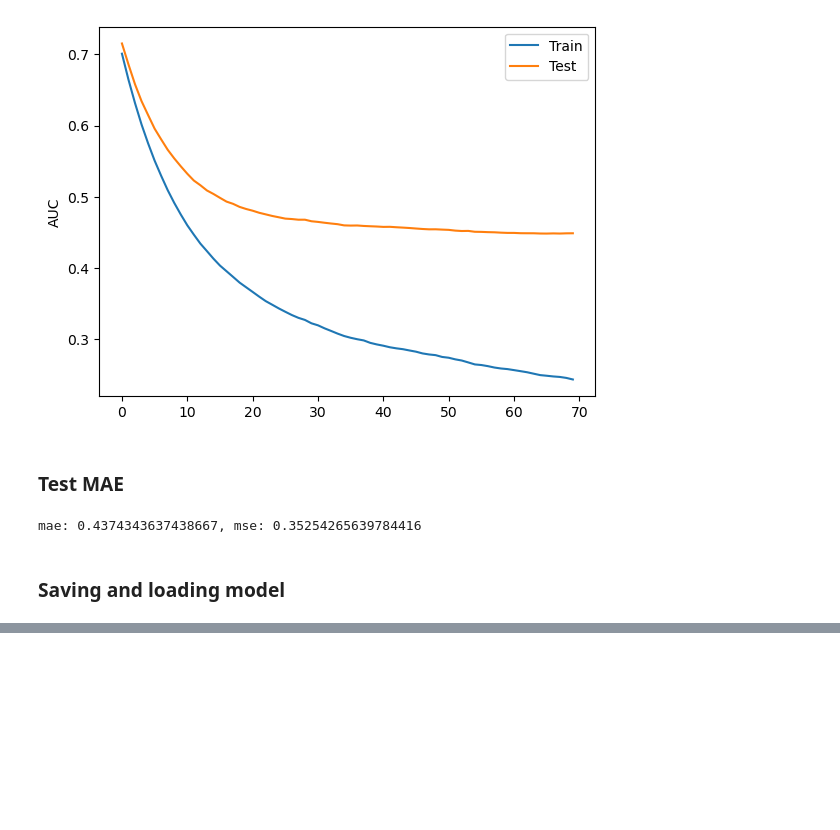
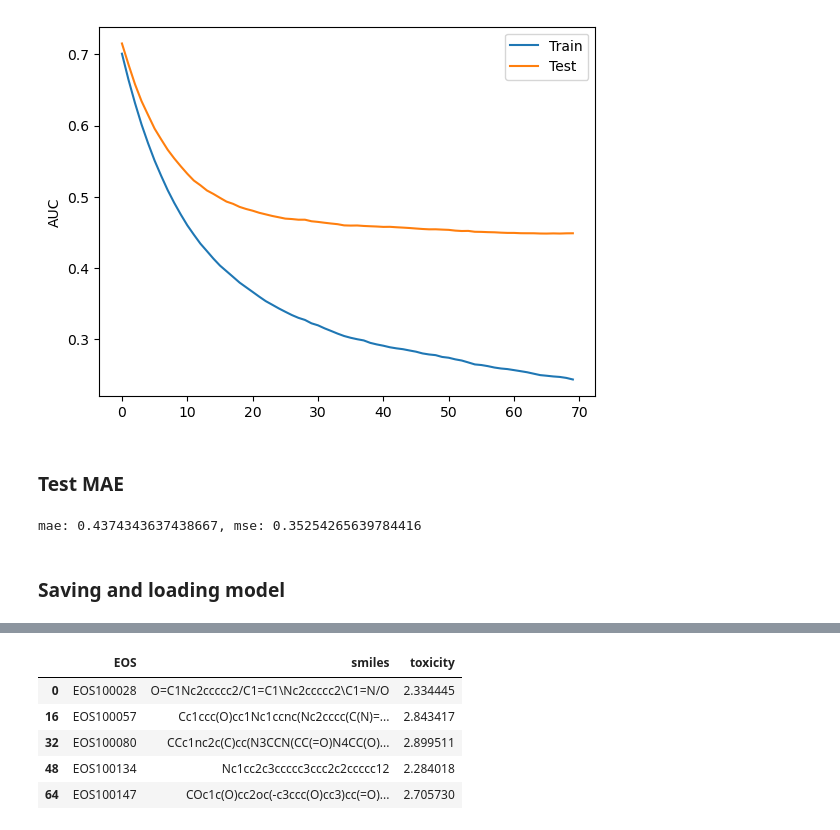
Before and after one commit to zuzg/drug-screening, a Jupyter notebook: notebooks/train_smiles_predictor.ipynb, the cells around one changed output, grey strips where cells are left out. Cells and saved outputs as stored; diff of their text form; code cells hidden in the pictures; blank space fills up the shorter version.

```diff
--- a/notebooks/train_smiles_predictor.ipynb
+++ b/notebooks/train_smiles_predictor.ipynb
@@ -96,0 +120,5 @@ model2.load_model("data/model.json")
+# %%
+fir_smiles = fir.merge(ecbd[["eos", "smiles"]], how="inner", left_on="EOS", right_on="eos") # it is possible that there is no matching smiles
+fir_smiles = fir_smiles[["EOS", "smiles"]]
+fir_smiles = fir_smiles.drop_duplicates(subset="EOS")
+fir_smiles.head()
@@ -96,0 +132,18 @@ model2.load_model("data/model.json")
+# %%
+rdkit = deepchem.feat.RDKitDescriptors()
+to_pred = rdkit.featurize(fir_smiles.smiles.to_list())
+# %%
+model = xgboost.XGBRegressor()
+model.load_model("data/model.json")
+# %%
+predicted = model.predict(to_pred)
+# %%
+fir_smiles["toxicity"] = predicted
+fir_smiles.head()
+# %% [output]
+|  | EOS | smiles | toxicity |
+| 0 | EOS100028 | O=C1Nc2ccccc2/C1=C1\Nc2ccccc2\C1=N/O | 2.334445 |
+| 16 | EOS100057 | Cc1ccc(O)cc1Nc1ccnc(Nc2cccc(C(N)=... | 2.843417 |
+| 32 | EOS100080 | CCc1nc2c(C)cc(N3CCN(CC(=O)N4CC(O)... | 2.899511 |
+| 48 | EOS100134 | Nc1cc2c3ccccc3ccc2c2ccccc12 | 2.284018 |
+| 64 | EOS100147 | COc1c(O)cc2oc(-c3ccc(O)cc3)cc(=O)... | 2.705730 |
```
Also changed, not shown: parts of 6 cells of this notebook, 1 other file.
